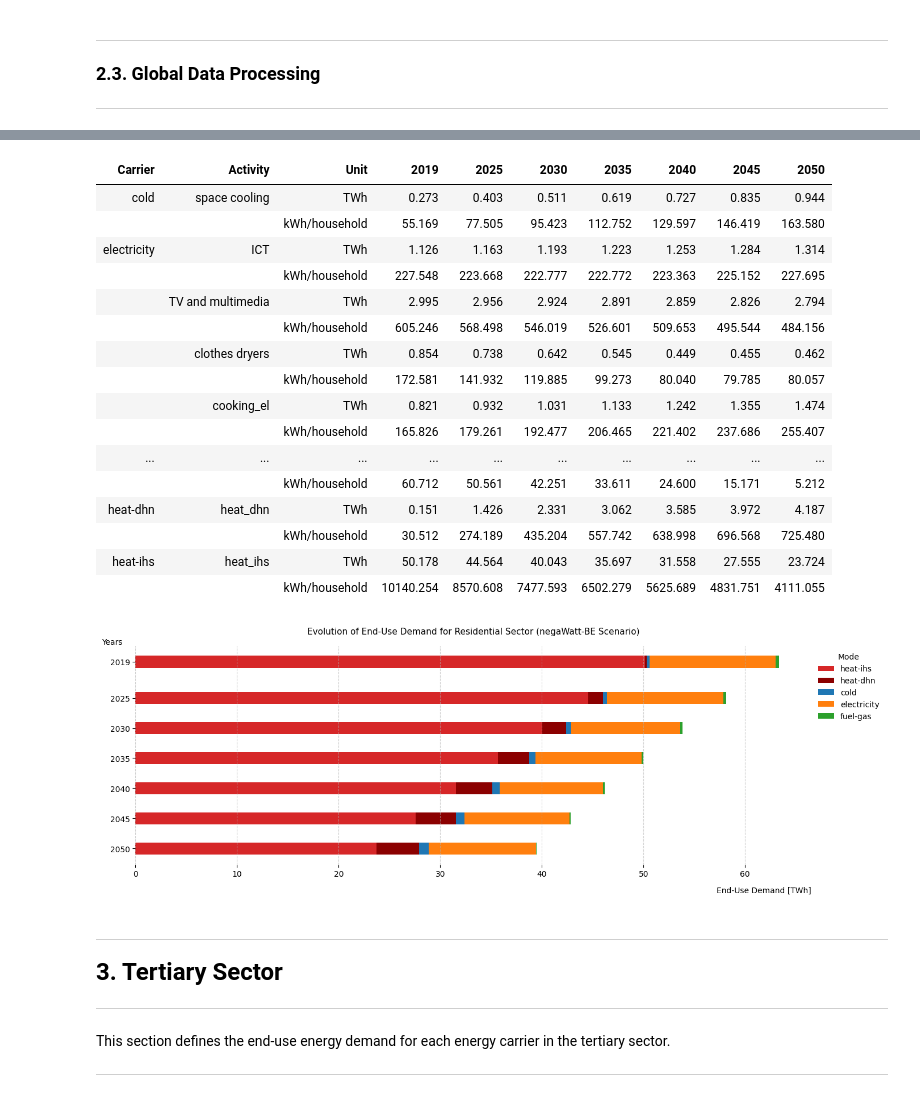
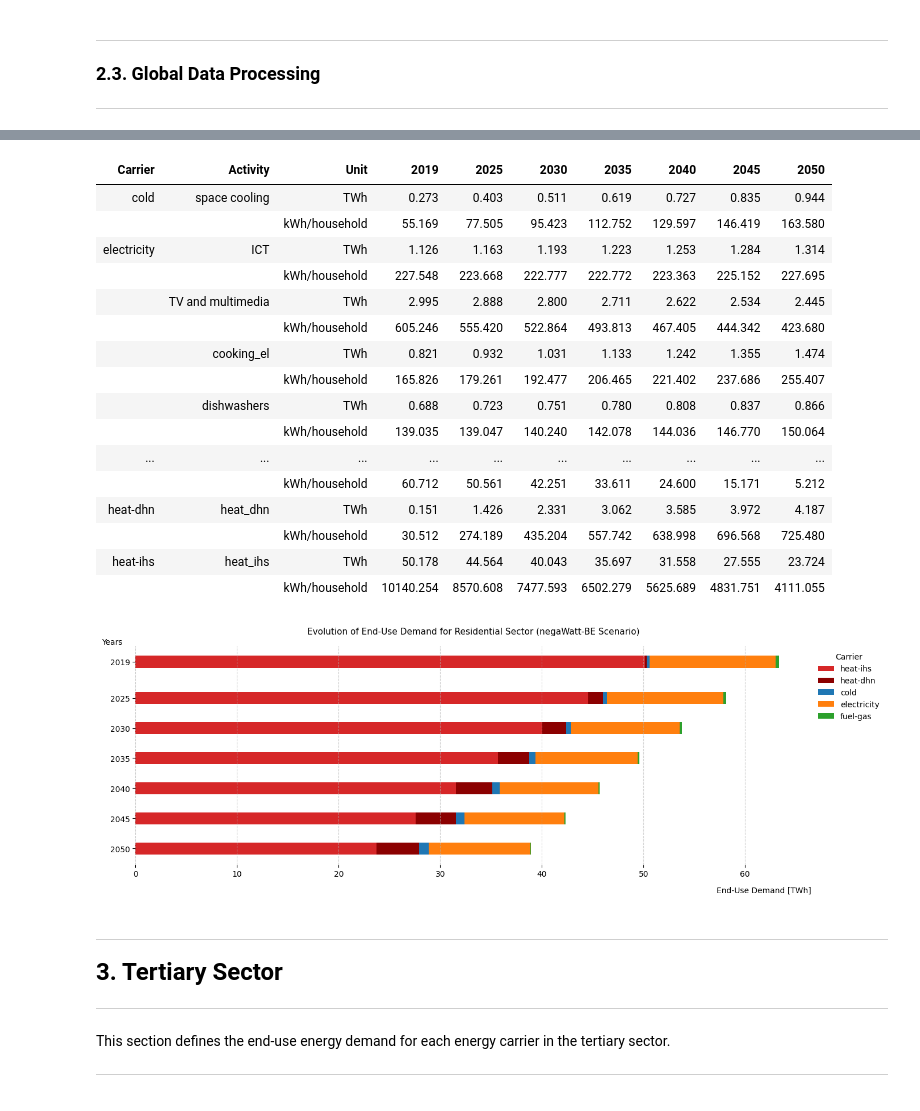
Before and after one commit to laterrea/negaWatt-BE, a Jupyter notebook: nW_BE_demand_model_buildings.ipynb, the cells around one changed output, grey strips where cells are left out. Drawn from its saved outputs; the diff is of its cells as text; code cells hidden in the pictures.

```diff
--- a/nW_BE_demand_model_buildings.ipynb
+++ b/nW_BE_demand_model_buildings.ipynb
@@ -375,12 +375,12 @@ others_volume      = 10 # [l]
 others_temperature = 60 # [°C]
 others_energy      = others_volume*rho_h2o*cp_h2o*(others_temperature-15) # [kWh]
 # Outputs - Sufficiency Scenario Data (SUF)
-trg_RS_tes_dhw     = (shower_energy+others_energy)*365
-pro_RS_tes_dhw     = (trg_RS_tes_dhw-ref_RS_tes_dhw)/ref_RS_tes_dhw
+trg_RS_tes_shw     = (shower_energy+others_energy)*365
+pro_RS_tes_shw     = (trg_RS_tes_shw-ref_RS_tes_shw)/ref_RS_tes_shw
 if post_process:
-    print(f'Evolution of domestic hot water energy demand: {round(pro_RS_tes_dhw*100,1)}% [kWh/person]')
-    amount_2019 = ref_RS_tes_dhw/(rho_h2o*cp_h2o*(40-15))/365 # equivalent l/day/person of 40°C water
-    amount_2050 = trg_RS_tes_dhw/(rho_h2o*cp_h2o*(40-15))/365 # equivalent l/day/person of 40°C water
+    print(f'Evolution of sanitary hot water energy demand: {round(pro_RS_tes_shw*100,1)}% [kWh/person]')
+    amount_2019 = ref_RS_tes_shw/(rho_h2o*cp_h2o*(40-15))/365 # equivalent l/day/person of 40°C water
+    amount_2050 = trg_RS_tes_shw/(rho_h2o*cp_h2o*(40-15))/365 # equivalent l/day/person of 40°C water
     print(f' -> By 2019, the equivalent energy demand is {round(amount_2019,1)} liters of 40°C water per day and per person')
     print(f' -> By 2050, the equivalent energy demand is {round(amount_2050,1)} liters of 40°C water per day and per person')
 # %% [output]
@@ -613,5 +577,5 @@ efficiency counterbalances growth
 # %%
-trg_RS_ees_tvm = 0.8*ref_RS_ees_tvm # [kWh/household]
+trg_RS_ees_tvm = (1-0.3)*ref_RS_ees_tvm # [kWh/household]
 yea_RS_ees_tvm = 2050
 # %% [markdown]
 **ICT equipment**
@@ -635,6 +601,6 @@ yea_RS_ees_ict = 2019
 # %%
-trg_RS_ees_lgt = 170 # [kWh/household]
-yea_RS_ees_lgt = 2030
+trg_RS_ees_lgt = 130 # [kWh/household]
+yea_RS_ees_lgt = 2035
 # 2019+(ref_RS_ees_lgt-trg_RS_ees_lgt)/(12.853)
 # %% [markdown]
 
@@ -711,18 +738,13 @@ ees_RS_tot
 # %%
 # End-Use Demand: thermal and electical
-tes_RS_tot['heat_ihs']   = [(x+y)*z for x,y,z in zip(tes_RS_tot['space heating'], tes_RS_tot['domestic hot water'], share_heat_ihs)]
-tes_RS_tot['heat_dhn']   = [(x+y)*z for x,y,z in zip(tes_RS_tot['space heating'], tes_RS_tot['domestic hot water'], share_heat_dhn)]
-tes_RS_tot['cooking_ng'] = [x*y for x,y in zip(tes_RS_tot['cooking'],  share_cook_gas)]
-tes_RS_tot['cooking_el'] = [x*y for x,y in zip(tes_RS_tot['cooking'],  share_cook_ele)]
+tes_RS_tot['heat_ihs']   = [(x+y)*z for x,y,z in zip(tes_RS_tot['space heating'], tes_RS_tot['sanitary hot water'], share_heat_ihs)]
+tes_RS_tot['heat_dhn']   = [(x+y)*z for x,y,z in zip(tes_RS_tot['space heating'], tes_RS_tot['sanitary hot water'], share_heat_dhn)]
+tes_RS_tot['cooking_ng'] = [ x*y    for x,y   in zip(tes_RS_tot['cooking'],                                         share_cook_gas)]
+tes_RS_tot['cooking_el'] = [ x*y    for x,y   in zip(tes_RS_tot['cooking'],                                         share_cook_ele)]
 df_tes_RS_tot = pd.DataFrame(tes_RS_tot, index=years) # [TWh]
 df_ees_RS_tot = pd.DataFrame(ees_RS_tot, index=years) # [TWh]
-# End-Use Demand: full
-df_eud_RS_tot = pd.concat([df_tes_RS_tot, df_ees_RS_tot], axis=1)
-df_eud_RS_tot = df_eud_RS_tot.drop(['cooking_ng', 'cooking_el'], axis=1)
-df_eud_RS_tot['total'] = df_eud_RS_tot.sum(axis=1)
-# Carriers distribution - detailed per activity
+# End-Use Demand: carrier distribution
 df_eud_RS_tot_car = {
-    #'heat':        df_tes_RS_tot[["space heating","domestic hot water"]].T,
     'heat-ihs':    df_tes_RS_tot[["heat_ihs"]].T,
     'heat-dhn':    df_tes_RS_tot[["heat_dhn"]].T,
     'cold':        df_tes_RS_tot[["space cooling"]].T,
@@ -737,9 +759,6 @@ for carrier, df in df_eud_RS_tot_car.items():
     temp = temp.reset_index(drop=True)
     rows.append(temp)
 df_eud_RS_tot_car = pd.concat(rows, ignore_index=True)
-
-#df_PM_MOD = df_PM_MOD.round(4).transpose()
-
 # Carriers distribution - aggregated per carrier
 df_eud_RS_tot_cln = df_eud_RS_tot_car.groupby('Carrier')[years].sum()
 df_eud_RS_tot_cln = df_eud_RS_tot_cln.reset_index()
@@ -748,7 +767,3 @@ divider_series = df_SUF["households [household]"]
 divider_series.index = divider_series.index.astype(float)
 df_eud_RS_hsd_car = (df_eud_RS_tot_car[years].div(divider_series, axis=1))*1e+9
 df_eud_RS_hsd_car[['Carrier', 'Activity']] = df_eud_RS_tot_car[['Carrier', 'Activity']]
-
-
-
-print(df_eud_RS_tot_cln.set_index('Carrier'))
@@ -771,6 +770,5 @@ heat-ihs     23.72435
 # %%
 if post_process:
-
     # === Table with values ===
     df_abs = df_eud_RS_tot_car.set_index(['Carrier', 'Activity'])[years]
     df_rel = df_eud_RS_hsd_car.set_index(['Carrier', 'Activity'])[years]
@@ -792,7 +790,6 @@ if post_process:
         .apply(lambda row: [bold_mode(cell, row['Carrier'], col) for col, cell in zip(df_final.columns, row)], axis=1)
     )
     display(styled)
-
     # === Breakdown bar chart - relative values ===
     dfrs = df_eud_RS_tot_cln.set_index('Carrier').reindex(['heat-ihs', 'heat-dhn', 'cold', 'electricity', 'fuel-gas']).transpose()
     fig1, ax = plt.subplots(figsize=(14, 5))
@@ -807,39 +804,39 @@ if post_process:
                 height=bar_height)
         bottom += dfrs[carrier]
     ax.set_xlabel("End-Use Demand [TWh]", fontsize=10, ha='right', va='top')
     ax.xaxis.set_label_coords(1, -0.1)
     ax.set_ylabel("Years", fontsize=10, rotation=0, ha='left', va='bottom')
     ax.yaxis.set_label_coords(-0.05, 1)
     ax.set_yticks(years)
     ax.yaxis.set_inverted(True) # inverted axis with autoscaling
     ax.set_title("Evolution of End-Use Demand for Residential Sector (negaWatt-BE Scenario)", fontsize=11, pad=15)
-    ax.legend(bbox_to_anchor=(1, 1), loc='upper left', title="Mode", frameon=False)
+    ax.legend(bbox_to_anchor=(1, 1), loc='upper left', title="Carrier", frameon=False)
     ax.grid(axis='x', linestyle='--', alpha=0.6)
     ax.spines['top'].set_visible(False)
     ax.spines['right'].set_visible(False)
     ax.spines['bottom'].set_visible(False)
     ax.spines['left'].set_visible(False)
     fig1.tight_layout()
     plt.show()
 # %% [output]
 | Carrier | Activity | Unit | 2019 | 2025 | 2030 | 2035 | 2040 | 2045 | 2050 |
 | cold | space cooling | TWh | 0.273 | 0.403 | 0.511 | 0.619 | 0.727 | 0.835 | 0.944 |
 |  |  | kWh/household | 55.169 | 77.505 | 95.423 | 112.752 | 129.597 | 146.419 | 163.580 |
 | electricity | ICT | TWh | 1.126 | 1.163 | 1.193 | 1.223 | 1.253 | 1.284 | 1.314 |
 |  |  | kWh/household | 227.548 | 223.668 | 222.777 | 222.772 | 223.363 | 225.152 | 227.695 |
-|  | TV and multimedia | TWh | 2.995 | 2.956 | 2.924 | 2.891 | 2.859 | 2.826 | 2.794 |
-|  |  | kWh/household | 605.246 | 568.498 | 546.019 | 526.601 | 509.653 | 495.544 | 484.156 |
-|  | clothes dryers | TWh | 0.854 | 0.738 | 0.642 | 0.545 | 0.449 | 0.455 | 0.462 |
-|  |  | kWh/household | 172.581 | 141.932 | 119.885 | 99.273 | 80.040 | 79.785 | 80.057 |
+|  | TV and multimedia | TWh | 2.995 | 2.888 | 2.800 | 2.711 | 2.622 | 2.534 | 2.445 |
+|  |  | kWh/household | 605.246 | 555.420 | 522.864 | 493.813 | 467.405 | 444.342 | 423.680 |
 |  | cooking_el | TWh | 0.821 | 0.932 | 1.031 | 1.133 | 1.242 | 1.355 | 1.474 |
 |  |  | kWh/household | 165.826 | 179.261 | 192.477 | 206.465 | 221.402 | 237.686 | 255.407 |
+|  | dishwashers | TWh | 0.688 | 0.723 | 0.751 | 0.780 | 0.808 | 0.837 | 0.866 |
+|  |  | kWh/household | 139.035 | 139.047 | 140.240 | 142.078 | 144.036 | 146.770 | 150.064 |
 | ... | ... | ... | ... | ... | ... | ... | ... | ... | ... |
 |  |  | kWh/household | 60.712 | 50.561 | 42.251 | 33.611 | 24.600 | 15.171 | 5.212 |
 | heat-dhn | heat_dhn | TWh | 0.151 | 1.426 | 2.331 | 3.062 | 3.585 | 3.972 | 4.187 |
 |  |  | kWh/household | 30.512 | 274.189 | 435.204 | 557.742 | 638.998 | 696.568 | 725.480 |
 | heat-ihs | heat_ihs | TWh | 50.178 | 44.564 | 40.043 | 35.697 | 31.558 | 27.555 | 23.724 |
 |  |  | kWh/household | 10140.254 | 8570.608 | 7477.593 | 6502.279 | 5625.689 | 4831.751 | 4111.055 |
-[figure, old version]
+[figure, new version]
 # %% [markdown]
 
 ---
```
Also changed, not shown: parts of 31 cells of this notebook, 1 other file.
